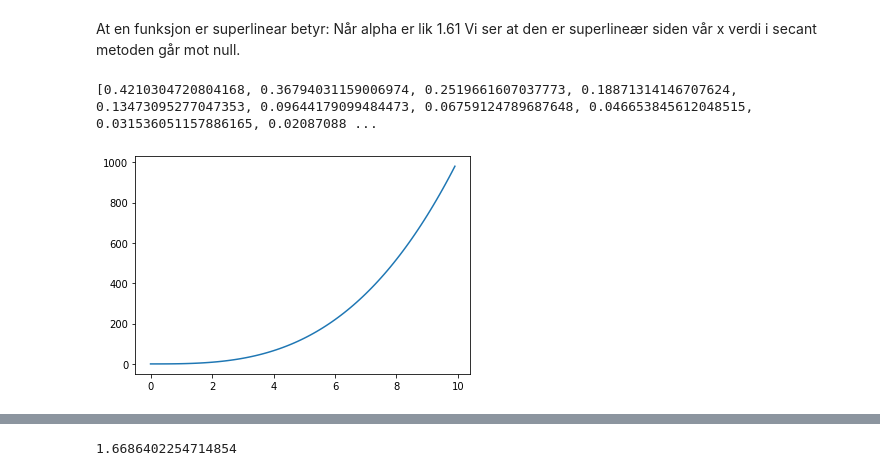
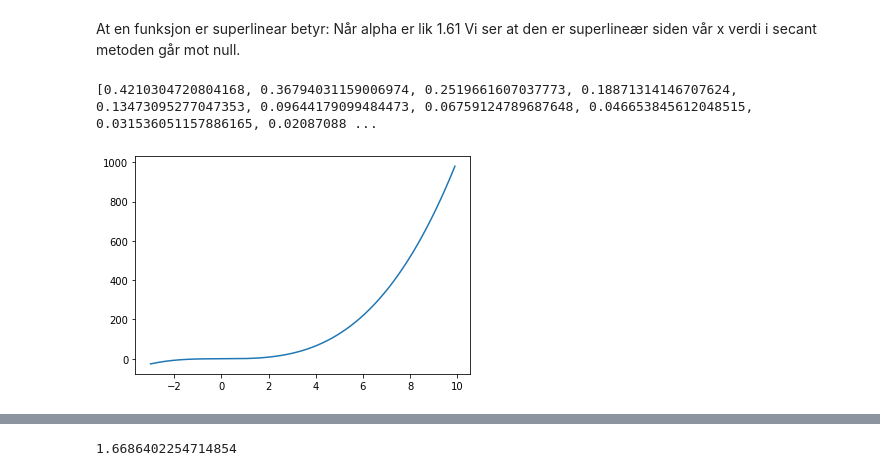
Before and after one commit to froydis98/NumeriskModellering, a Jupyter notebook: Handin1/Assignment1.ipynb, the cells around one changed output, grey strips where cells are left out. Drawn from its saved outputs; the diff is of its cells as text; code cells hidden in the pictures.

```diff
--- a/Handin1/Assignment1.ipynb
+++ b/Handin1/Assignment1.ipynb
@@ -53,9 +55,9 @@ At en funksjon er superlinear betyr:
 Når alpha er lik 1.61
 Vi ser at den er superlineær siden vår x verdi i secant metoden går mot null.
 # %%
-plt.plot(np.arange(0, 10, 0.1), polynom_f(np.arange(0, 10, 0.1)))
+plt.plot(np.arange(-3, 10, 0.1), polynom_f(np.arange(-3, 10, 0.1)))
 polynom_listen, counter_p = secant(polynom_f, 0.5, 1, 0.0001, 0.0001)
 print(polynom_listen, counter_p)
 # %% [output]
 [0.4210304720804168, 0.36794031159006974, 0.2519661607037773, 0.18871314146707624, 0.13473095277047353, 0.09644179099484473, 0.06759124789687648, 0.046653845612048515, 0.031536051157886165, 0.02087088 ...
-[figure, old version]
+[figure, new version]
```
Also changed, not shown: parts of 4 cells of this notebook.
